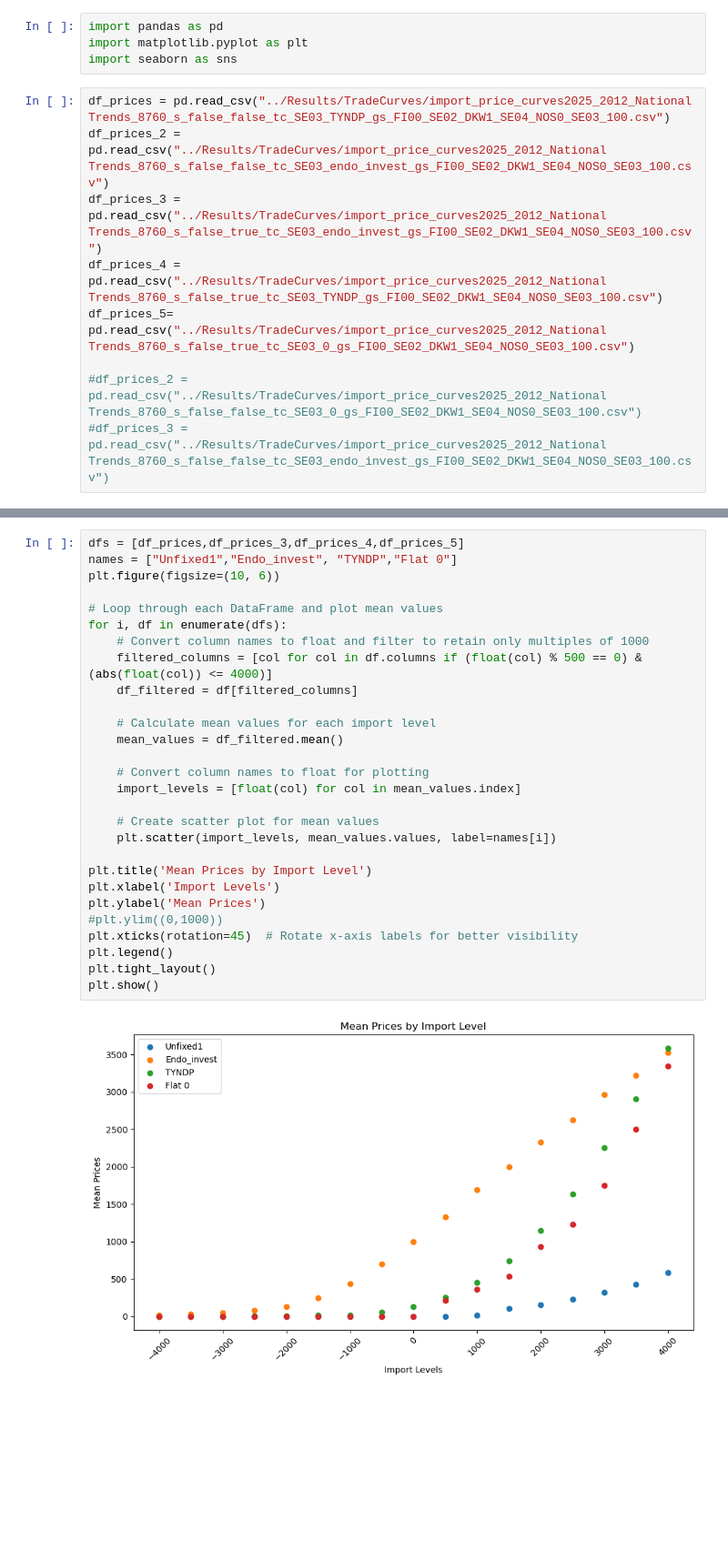
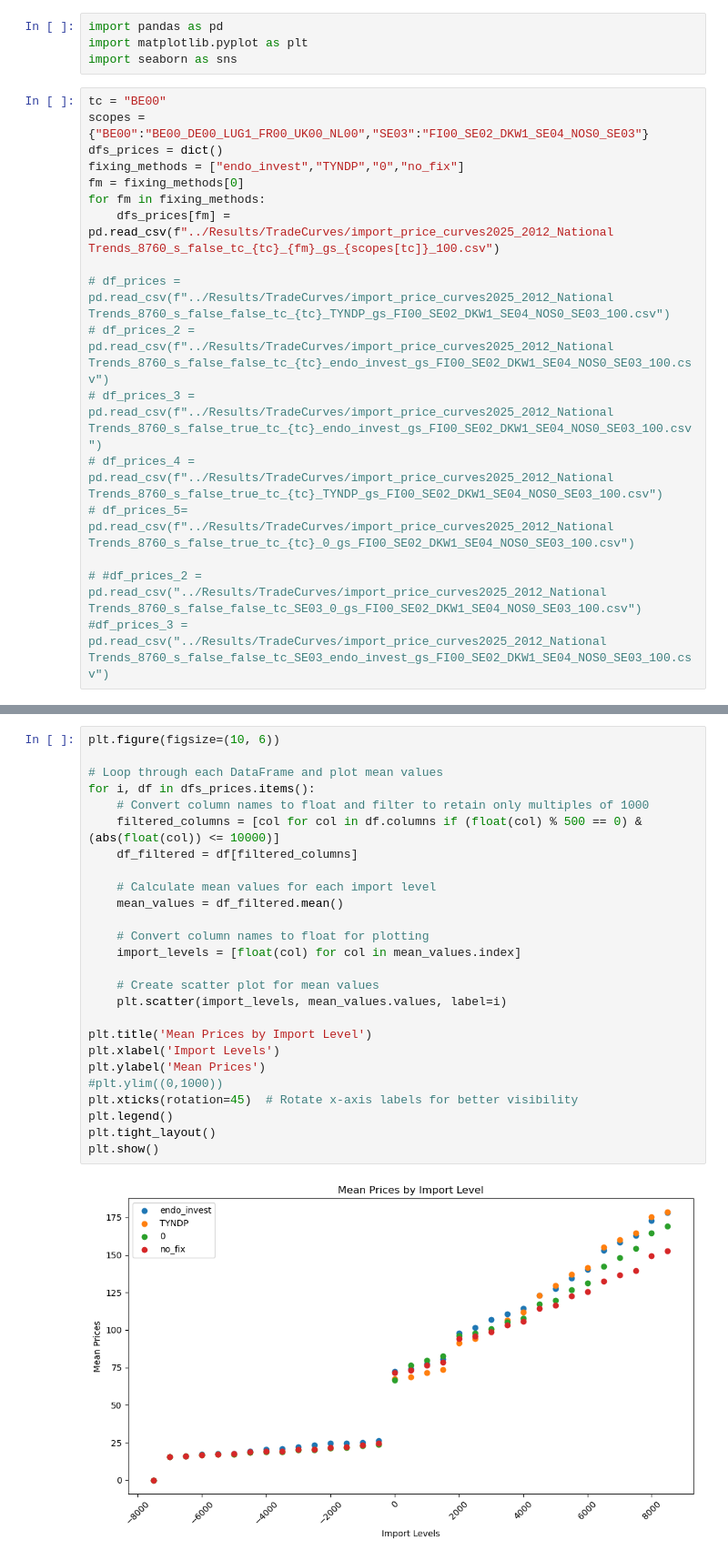
Before and after one commit to KristofPhillips95/ImportExport, a Jupyter notebook: analysis_scripts/PricesAnalysis.ipynb, the cells around one changed output, grey strips where cells are left out. Shown at 91% size. Cells and saved outputs as stored; diff of their text form; blank space fills up the shorter version.

```diff
--- a/analysis_scripts/PricesAnalysis.ipynb
+++ b/analysis_scripts/PricesAnalysis.ipynb
@@ -3,11 +3,19 @@ import pandas as pd
 import matplotlib.pyplot as plt
 import seaborn as sns
 # %%
-df_prices = pd.read_csv("../Results/TradeCurves/import_price_curves2025_2012_National Trends_8760_s_false_false_tc_SE03_TYNDP_gs_FI00_SE02_DKW1_SE04_NOS0_SE03_100.csv")
-df_prices_2 = pd.read_csv("../Results/TradeCurves/import_price_curves2025_2012_National Trends_8760_s_false_false_tc_SE03_endo_invest_gs_FI00_SE02_DKW1_SE04_NOS0_SE03_100.csv")
-df_prices_3 = pd.read_csv("../Results/TradeCurves/import_price_curves2025_2012_National Trends_8760_s_false_true_tc_SE03_endo_invest_gs_FI00_SE02_DKW1_SE04_NOS0_SE03_100.csv")
-df_prices_4 = pd.read_csv("../Results/TradeCurves/import_price_curves2025_2012_National Trends_8760_s_false_true_tc_SE03_TYNDP_gs_FI00_SE02_DKW1_SE04_NOS0_SE03_100.csv")
-df_prices_5= pd.read_csv("../Results/TradeCurves/import_price_curves2025_2012_National Trends_8760_s_false_true_tc_SE03_0_gs_FI00_SE02_DKW1_SE04_NOS0_SE03_100.csv")
+tc = "BE00"
+scopes = {"BE00":"BE00_DE00_LUG1_FR00_UK00_NL00","SE03":"FI00_SE02_DKW1_SE04_NOS0_SE03"}
+dfs_prices = dict()
+fixing_methods = ["endo_invest","TYNDP","0","no_fix"]
+fm = fixing_methods[0]
+for fm in fixing_methods:
+    dfs_prices[fm] = pd.read_csv(f"../Results/TradeCurves/import_price_curves2025_2012_National Trends_8760_s_false_tc_{tc}_{fm}_gs_{scopes[tc]}_100.csv")
 
-#df_prices_2 =  pd.read_csv("../Results/TradeCurves/import_price_curves2025_2012_National Trends_8760_s_false_false_tc_SE03_0_gs_FI00_SE02_DKW1_SE04_NOS0_SE03_100.csv")
+# df_prices = pd.read_csv(f"../Results/TradeCurves/import_price_curves2025_2012_National Trends_8760_s_false_false_tc_{tc}_TYNDP_gs_FI00_SE02_DKW1_SE04_NOS0_SE03_100.csv")
+# df_prices_2 = pd.read_csv(f"../Results/TradeCurves/import_price_curves2025_2012_National Trends_8760_s_false_false_tc_{tc}_endo_invest_gs_FI00_SE02_DKW1_SE04_NOS0_SE03_100.csv")
+# df_prices_3 = pd.read_csv(f"../Results/TradeCurves/import_price_curves2025_2012_National Trends_8760_s_false_true_tc_{tc}_endo_invest_gs_FI00_SE02_DKW1_SE04_NOS0_SE03_100.csv")
+# df_prices_4 = pd.read_csv(f"../Results/TradeCurves/import_price_curves2025_2012_National Trends_8760_s_false_true_tc_{tc}_TYNDP_gs_FI00_SE02_DKW1_SE04_NOS0_SE03_100.csv")
+# df_prices_5= pd.read_csv(f"../Results/TradeCurves/import_price_curves2025_2012_National Trends_8760_s_false_true_tc_{tc}_0_gs_FI00_SE02_DKW1_SE04_NOS0_SE03_100.csv")
+
+# #df_prices_2 =  pd.read_csv("../Results/TradeCurves/import_price_curves2025_2012_National Trends_8760_s_false_false_tc_SE03_0_gs_FI00_SE02_DKW1_SE04_NOS0_SE03_100.csv")
 #df_prices_3 =  pd.read_csv("../Results/TradeCurves/import_price_curves2025_2012_National Trends_8760_s_false_false_tc_SE03_endo_invest_gs_FI00_SE02_DKW1_SE04_NOS0_SE03_100.csv")
@@ -38,30 +41,28 @@ plt.show()
 # %%
-dfs = [df_prices,df_prices_3,df_prices_4,df_prices_5]
-names = ["Unfixed1","Endo_invest", "TYNDP","Flat 0"]
 plt.figure(figsize=(10, 6))
 
 # Loop through each DataFrame and plot mean values
-for i, df in enumerate(dfs):
+for i, df in dfs_prices.items():
     # Convert column names to float and filter to retain only multiples of 1000
-    filtered_columns = [col for col in df.columns if (float(col) % 500 == 0) & (abs(float(col)) <= 4000)]
+    filtered_columns = [col for col in df.columns if (float(col) % 500 == 0) & (abs(float(col)) <= 10000)]
     df_filtered = df[filtered_columns]
 
     # Calculate mean values for each import level
     mean_values = df_filtered.mean()
 
     # Convert column names to float for plotting
     import_levels = [float(col) for col in mean_values.index]
 
     # Create scatter plot for mean values
-    plt.scatter(import_levels, mean_values.values, label=names[i])
+    plt.scatter(import_levels, mean_values.values, label=i)
 
 plt.title('Mean Prices by Import Level')
 plt.xlabel('Import Levels')
 plt.ylabel('Mean Prices')
 #plt.ylim((0,1000))
 plt.xticks(rotation=45)  # Rotate x-axis labels for better visibility
 plt.legend()
 plt.tight_layout()
 plt.show()
 # %% [output]
-[figure, old version]
+[figure, new version]
```
Also changed, not shown: parts of 8 cells of this notebook, 2 other files.
